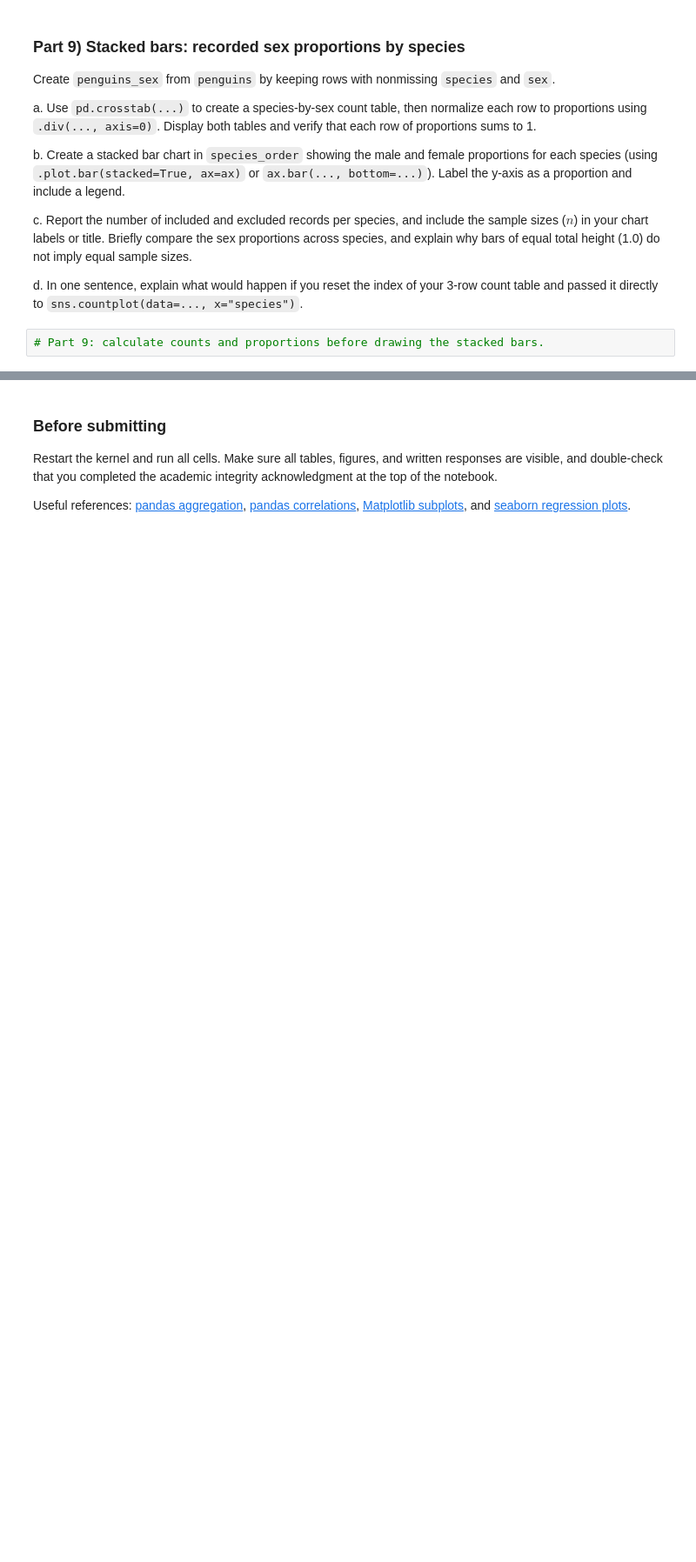
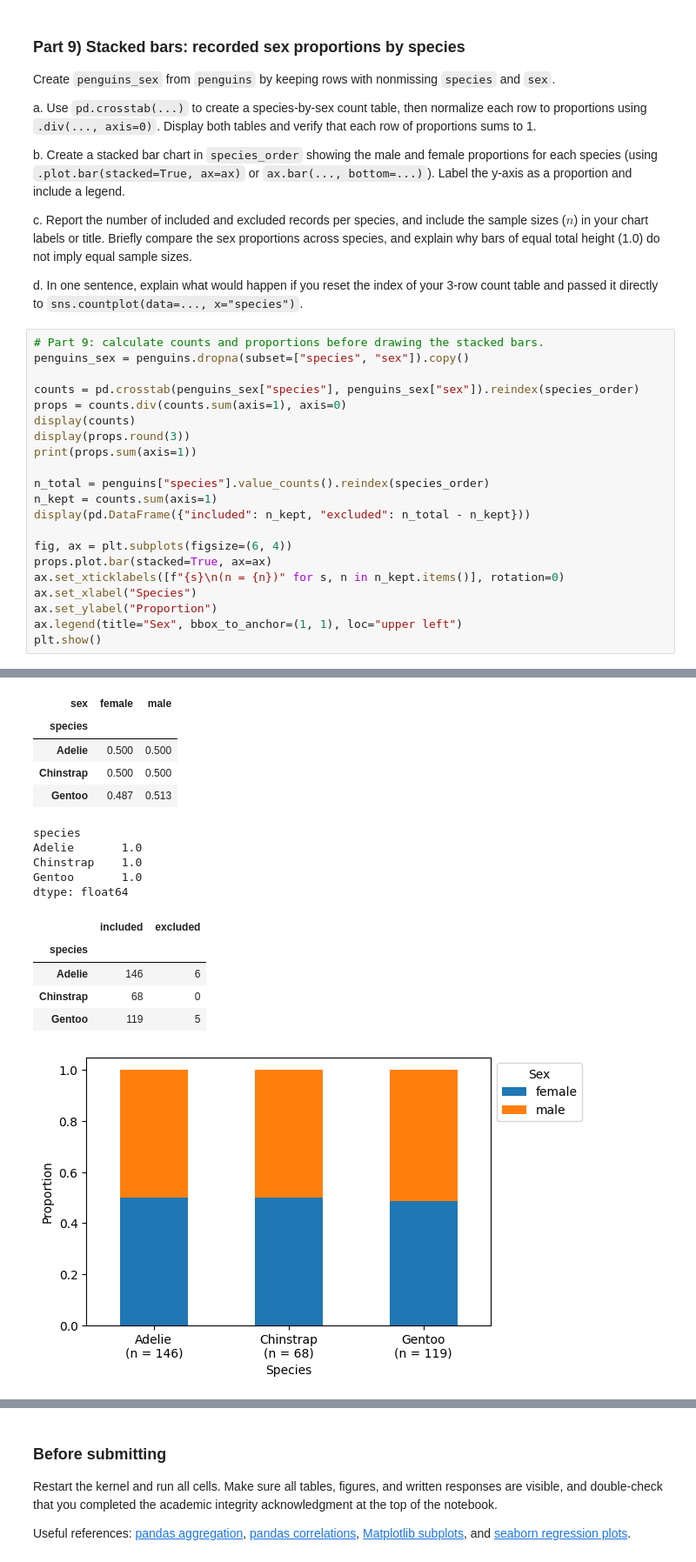
Before and after one commit to handillon1/26-fall-stats-21, a Jupyter notebook: homework/HW4/HW4_Penguins_Pandas.ipynb, the cells around one changed output, grey strips where cells are left out. Shown at 87% size. Cells and saved outputs as stored; diff of their text form; blank space fills up the shorter version.

```diff
--- a/homework/HW4/HW4_Penguins_Pandas.ipynb
+++ b/homework/HW4/HW4_Penguins_Pandas.ipynb
@@ -203,3 +448,23 @@ c. Report the number of included and excluded records per species, and include t
 d. In one sentence, explain what would happen if you reset the index of your 3-row count table and passed it directly to `sns.countplot(data=..., x="species")`.
 # %%
 # Part 9: calculate counts and proportions before drawing the stacked bars.
+penguins_sex = penguins.dropna(subset=["species", "sex"]).copy()
+
+counts = pd.crosstab(penguins_sex["species"], penguins_sex["sex"]).reindex(species_order)
+props = counts.div(counts.sum(axis=1), axis=0)
+display(counts)
+display(props.round(3))
+print(props.sum(axis=1))
+
+n_total = penguins["species"].value_counts().reindex(species_order)
+n_kept = counts.sum(axis=1)
+display(pd.DataFrame({"included": n_kept, "excluded": n_total - n_kept}))
+
+fig, ax = plt.subplots(figsize=(6, 4))
+props.plot.bar(stacked=True, ax=ax)
+ax.set_xticklabels([f"{s}\n(n = {n})" for s, n in n_kept.items()], rotation=0)
+ax.set_xlabel("Species")
+ax.set_ylabel("Proportion")
+ax.legend(title="Sex", bbox_to_anchor=(1, 1), loc="upper left")
+plt.show()
+# %% [output]
@@ -206,3 +476,19 @@ d. In one sentence, explain what would happen if you reset the index of your 3-r
+| sex | female | male |
+| species |  |  |
+| Adelie | 0.500 | 0.500 |
+| Chinstrap | 0.500 | 0.500 |
+| Gentoo | 0.487 | 0.513 |
+species
+Adelie       1.0
+Chinstrap    1.0
+Gentoo       1.0
+dtype: float64
+|  | included | excluded |
+| species |  |  |
+| Adelie | 146 | 6 |
+| Chinstrap | 68 | 0 |
+| Gentoo | 119 | 5 |
+[figure, added]
 # %% [markdown]
 **Written response:**
 
```
Also changed, not shown: parts of 21 cells of this notebook.
